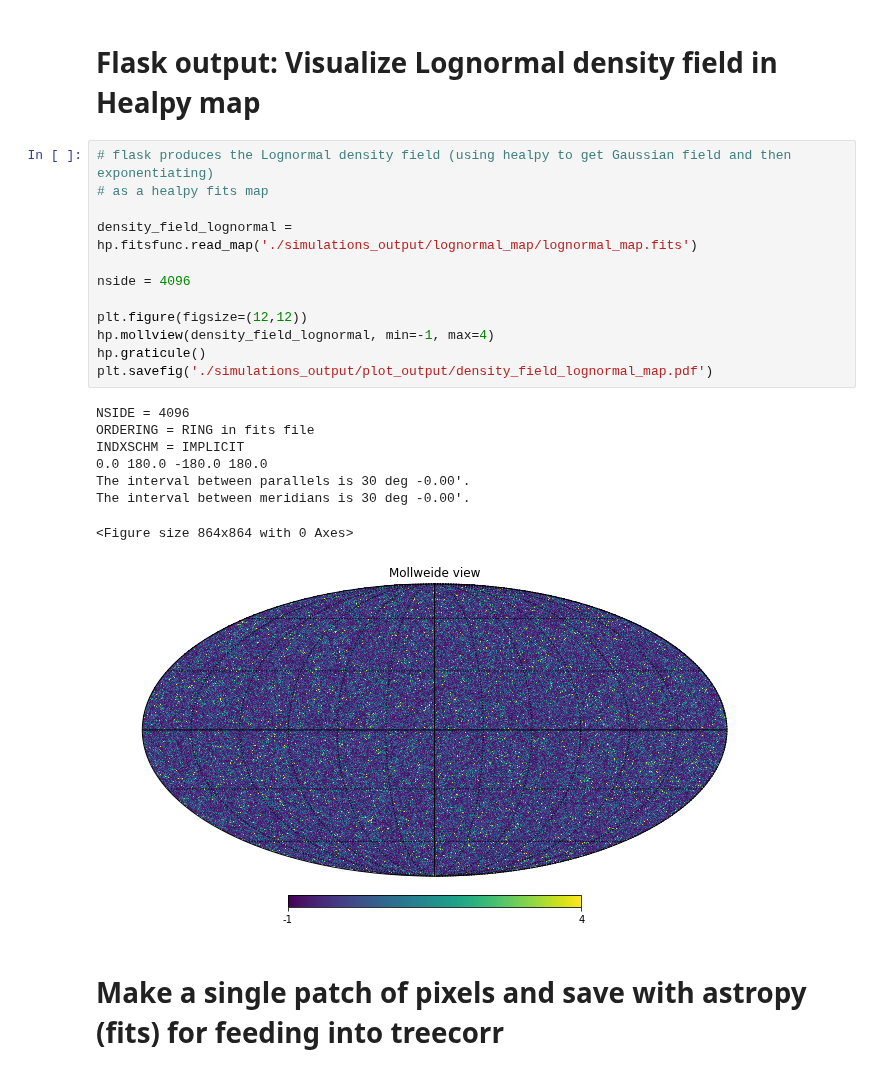
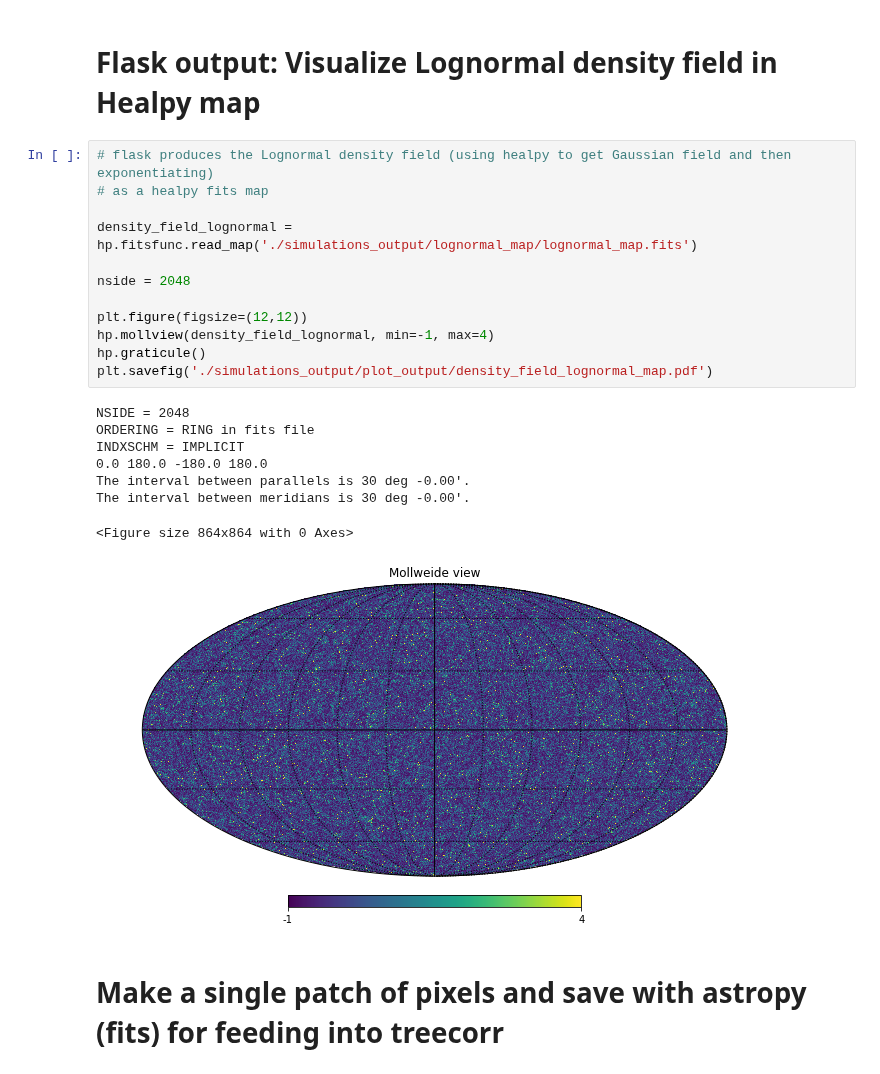
Before and after one commit to anikhalder/Integrated_Bispectrum, a Jupyter notebook: power_spectrum_lognormal/power_spectrum_lognormal_single_patch.ipynb, the cells around one changed output. Cells and saved outputs as stored; diff of their text form.

```diff
--- a/power_spectrum_lognormal/power_spectrum_lognormal_single_patch.ipynb
+++ b/power_spectrum_lognormal/power_spectrum_lognormal_single_patch.ipynb
@@ -86,24 +86,24 @@ plt.savefig('./simulations_output/plot_output/flask_and_theoretical_angular_corr
 # %%
 # flask produces the Lognormal density field (using healpy to get Gaussian field and then exponentiating)
 # as a healpy fits map
 
 density_field_lognormal = hp.fitsfunc.read_map('./simulations_output/lognormal_map/lognormal_map.fits')
 
-nside = 4096
+nside = 2048
 
 plt.figure(figsize=(12,12))
 hp.mollview(density_field_lognormal, min=-1, max=4)
 hp.graticule()
 plt.savefig('./simulations_output/plot_output/density_field_lognormal_map.pdf')
 # %% [output]
-NSIDE = 4096
+NSIDE = 2048
 ORDERING = RING in fits file
 INDXSCHM = IMPLICIT
 0.0 180.0 -180.0 180.0
 The interval between parallels is 30 deg -0.00'.
 The interval between meridians is 30 deg -0.00'.
 <Figure size 864x864 with 0 Axes>
-[figure, old version]
+[figure, new version]
 # %% [markdown]
 # Make a single patch of pixels and save with astropy (fits) for feeding into treecorr
 # %%
```
Also changed, not shown: parts of 3 cells of this notebook, 9 other files.
